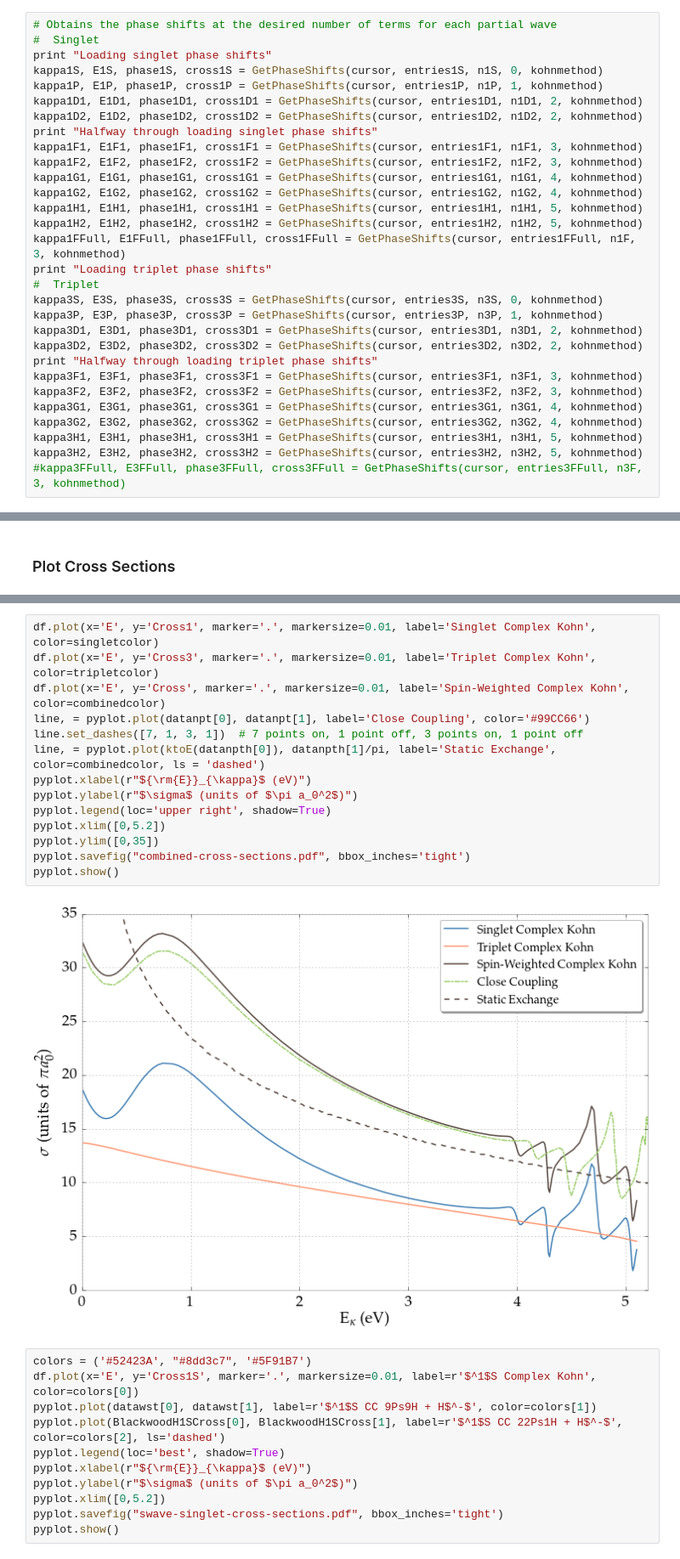
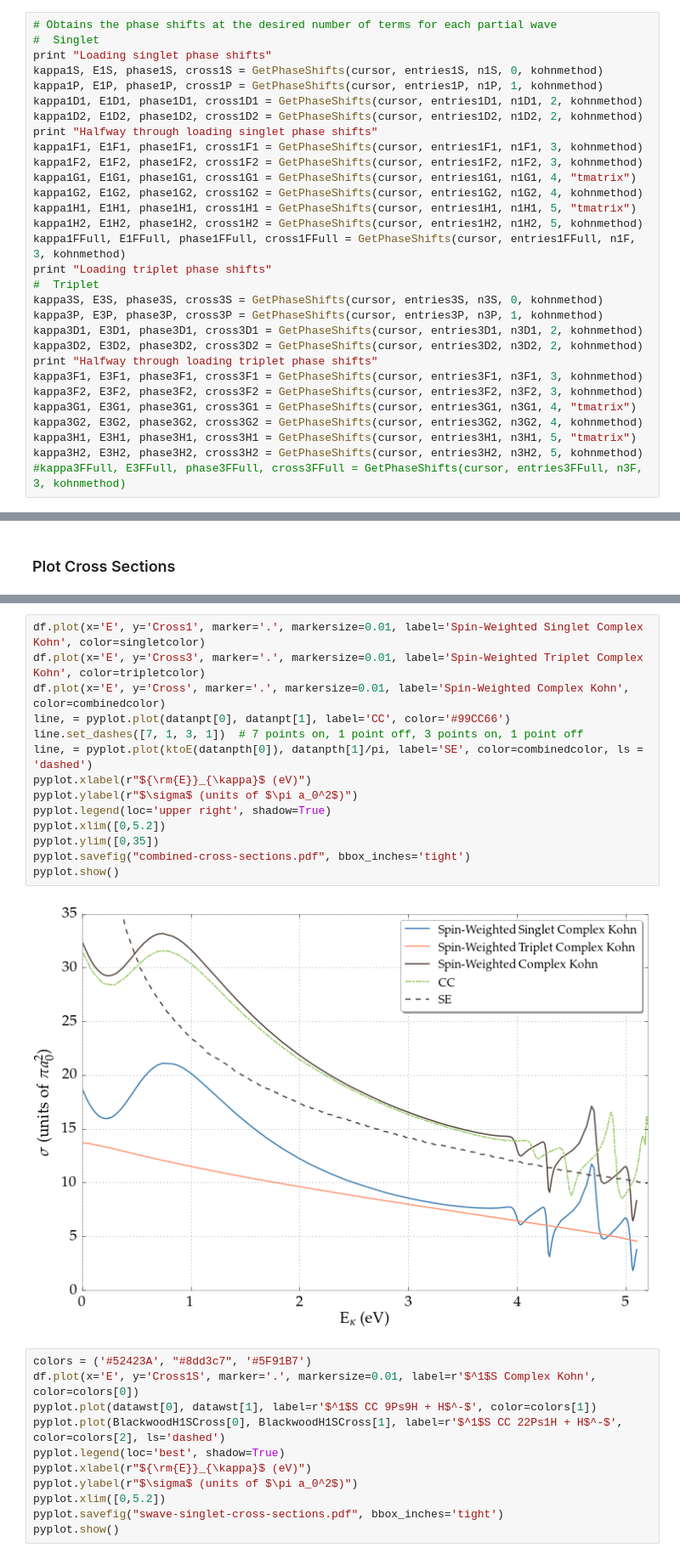
Before and after one commit to DentonW/Papers, a Jupyter notebook: Dissertation/IPython/Dissertation.ipynb, the cells around one changed output, grey strips where cells are left out. Shown at 85% size. Drawn from its saved outputs; the diff is of its cells as text.

```diff
--- a/Dissertation/IPython/Dissertation.ipynb
+++ b/Dissertation/IPython/Dissertation.ipynb
@@ -172,9 +174,9 @@ kappa1D2, E1D2, phase1D2, cross1D2 = GetPhaseShifts(cursor, entries1D2, n1D2, 2,
 print "Halfway through loading singlet phase shifts"
 kappa1F1, E1F1, phase1F1, cross1F1 = GetPhaseShifts(cursor, entries1F1, n1F1, 3, kohnmethod)
 kappa1F2, E1F2, phase1F2, cross1F2 = GetPhaseShifts(cursor, entries1F2, n1F2, 3, kohnmethod)
-kappa1G1, E1G1, phase1G1, cross1G1 = GetPhaseShifts(cursor, entries1G1, n1G1, 4, kohnmethod)
+kappa1G1, E1G1, phase1G1, cross1G1 = GetPhaseShifts(cursor, entries1G1, n1G1, 4, "tmatrix")
 kappa1G2, E1G2, phase1G2, cross1G2 = GetPhaseShifts(cursor, entries1G2, n1G2, 4, kohnmethod)
-kappa1H1, E1H1, phase1H1, cross1H1 = GetPhaseShifts(cursor, entries1H1, n1H1, 5, kohnmethod)
+kappa1H1, E1H1, phase1H1, cross1H1 = GetPhaseShifts(cursor, entries1H1, n1H1, 5, "tmatrix")
 kappa1H2, E1H2, phase1H2, cross1H2 = GetPhaseShifts(cursor, entries1H2, n1H2, 5, kohnmethod)
 kappa1FFull, E1FFull, phase1FFull, cross1FFull = GetPhaseShifts(cursor, entries1FFull, n1F, 3, kohnmethod)
 print "Loading triplet phase shifts"
@@ -186,9 +188,9 @@ kappa3D2, E3D2, phase3D2, cross3D2 = GetPhaseShifts(cursor, entries3D2, n3D2, 2,
 print "Halfway through loading triplet phase shifts"
 kappa3F1, E3F1, phase3F1, cross3F1 = GetPhaseShifts(cursor, entries3F1, n3F1, 3, kohnmethod)
 kappa3F2, E3F2, phase3F2, cross3F2 = GetPhaseShifts(cursor, entries3F2, n3F2, 3, kohnmethod)
-kappa3G1, E3G1, phase3G1, cross3G1 = GetPhaseShifts(cursor, entries3G1, n3G1, 4, kohnmethod)
+kappa3G1, E3G1, phase3G1, cross3G1 = GetPhaseShifts(cursor, entries3G1, n3G1, 4, "tmatrix")
 kappa3G2, E3G2, phase3G2, cross3G2 = GetPhaseShifts(cursor, entries3G2, n3G2, 4, kohnmethod)
-kappa3H1, E3H1, phase3H1, cross3H1 = GetPhaseShifts(cursor, entries3H1, n3H1, 5, kohnmethod)
+kappa3H1, E3H1, phase3H1, cross3H1 = GetPhaseShifts(cursor, entries3H1, n3H1, 5, "tmatrix")
 kappa3H2, E3H2, phase3H2, cross3H2 = GetPhaseShifts(cursor, entries3H2, n3H2, 5, kohnmethod)
 #kappa3FFull, E3FFull, phase3FFull, cross3FFull = GetPhaseShifts(cursor, entries3FFull, n3F, 3, kohnmethod)
 # %% [output]
@@ -1017,21 +1019,21 @@ pyplot.show()
 # %% [output]
 [figure]
 # %%
-df.plot(x='E', y='Cross1', marker='.', markersize=0.01, label='Singlet Complex Kohn', color=singletcolor)
-df.plot(x='E', y='Cross3', marker='.', markersize=0.01, label='Triplet Complex Kohn', color=tripletcolor)
+df.plot(x='E', y='Cross1', marker='.', markersize=0.01, label='Spin-Weighted Singlet Complex Kohn', color=singletcolor)
+df.plot(x='E', y='Cross3', marker='.', markersize=0.01, label='Spin-Weighted Triplet Complex Kohn', color=tripletcolor)
 df.plot(x='E', y='Cross', marker='.', markersize=0.01, label='Spin-Weighted Complex Kohn', color=combinedcolor)
-line, = pyplot.plot(datanpt[0], datanpt[1], label='Close Coupling', color='#99CC66')
+line, = pyplot.plot(datanpt[0], datanpt[1], label='CC', color='#99CC66')
 line.set_dashes([7, 1, 3, 1])  # 7 points on, 1 point off, 3 points on, 1 point off
-line, = pyplot.plot(ktoE(datanpth[0]), datanpth[1]/pi, label='Static Exchange', color=combinedcolor, ls = 'dashed')
+line, = pyplot.plot(ktoE(datanpth[0]), datanpth[1]/pi, label='SE', color=combinedcolor, ls = 'dashed')
 pyplot.xlabel(r"${\rm{E}}_{\kappa}$ (eV)")
 pyplot.ylabel(r"$\sigma$ (units of $\pi a_0^2$)")
 pyplot.legend(loc='upper right', shadow=True)
 pyplot.xlim([0,5.2])
 pyplot.ylim([0,35])
 pyplot.savefig("combined-cross-sections.pdf", bbox_inches='tight')
 pyplot.show()
 # %% [output]
-[figure, old version]
+[figure, new version]
 # %%
 colors = ('#52423A', "#8dd3c7", '#5F91B7')
 df.plot(x='E', y='Cross1S', marker='.', markersize=0.01, label=r'$^1$S Complex Kohn', color=colors[0])
```
Also changed, not shown: parts of 11 cells of this notebook, 12 other files.
